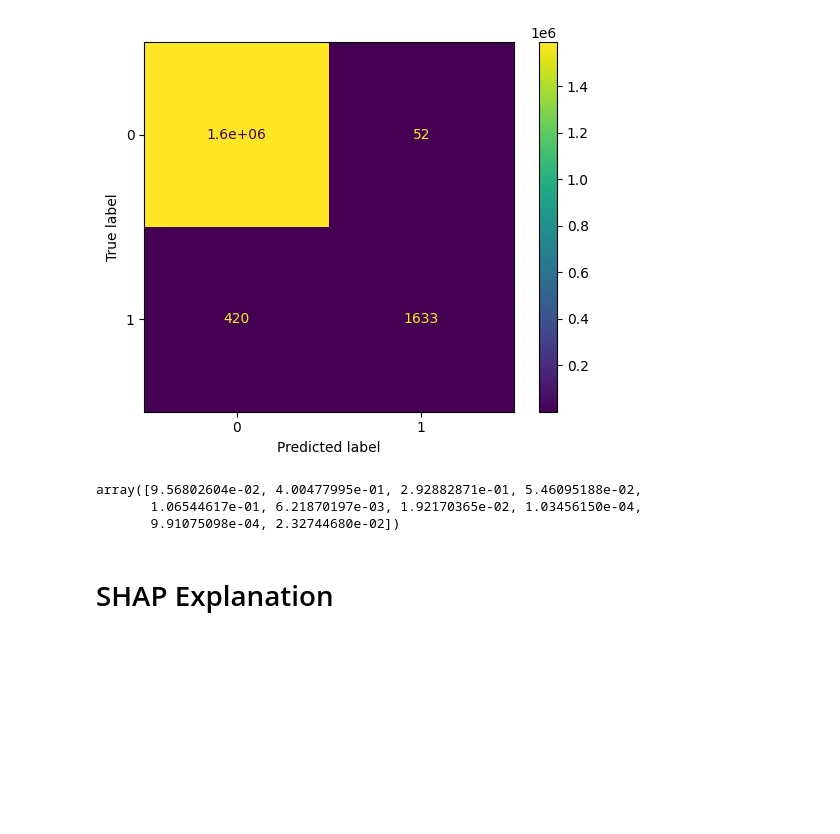
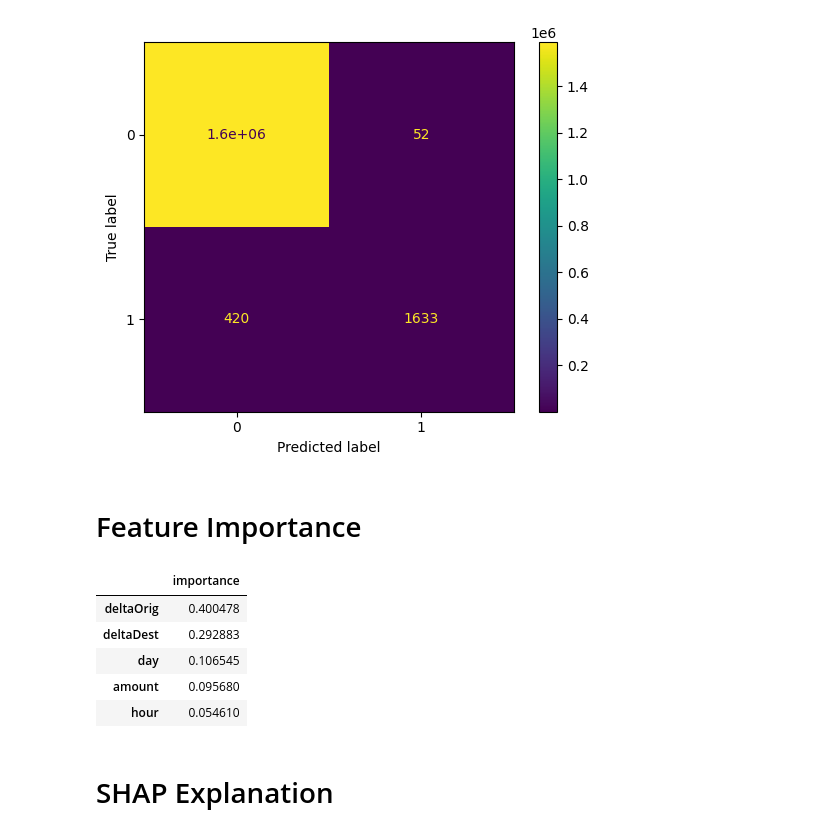
Before and after one commit to rakesh1251/Fraud-Detection, a Jupyter notebook: fraud-detection-project-financial-transactions.ipynb, the cells around one changed output. Drawn from its saved outputs; the diff is of its cells as text; code cells hidden in the pictures; blank space fills up the shorter version.

```diff
--- a/fraud-detection-project-financial-transactions.ipynb
+++ b/fraud-detection-project-financial-transactions.ipynb
@@ -593,12 +604,22 @@ Model Performance:
    macro avg       0.98      0.90      0.94   1590655
 weighted avg       1.00      1.00      1.00   1590655
 [figure]
-# %%
-model.feature_importances_
-# %% [output]
-array([9.56802604e-02, 4.00477995e-01, 2.92882871e-01, 5.46095188e-02,
-       1.06544617e-01, 6.21870197e-03, 1.92170365e-02, 1.03456150e-04,
-       9.91075098e-04, 2.32744680e-02])
+# %% [markdown]
+# Feature Importance
+# %%
+
+features = list(X_train)
+feature_importances = model.feature_importances_
+importances = pd.DataFrame(index=features)
+importances['importance'] = feature_importances
+importances.sort_values('importance', ascending=False).head()
+# %% [output]
+|  | importance |
+| deltaOrig | 0.400478 |
+| deltaDest | 0.292883 |
+| day | 0.106545 |
+| amount | 0.095680 |
+| hour | 0.054610 |
 # %% [markdown]
 # SHAP Explanation
 # %% [markdown]
```
Also changed, not shown: parts of 5 cells of this notebook.
